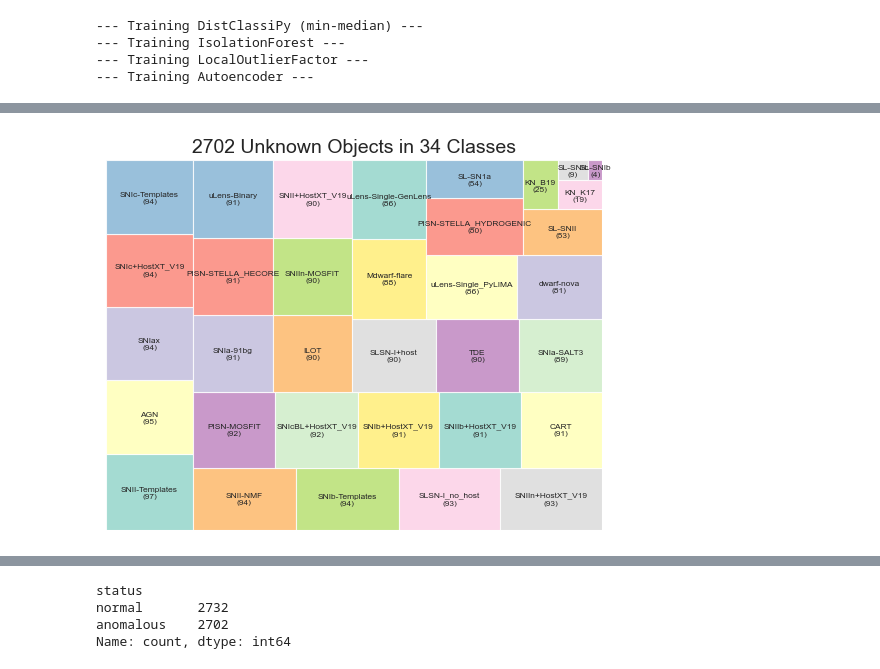
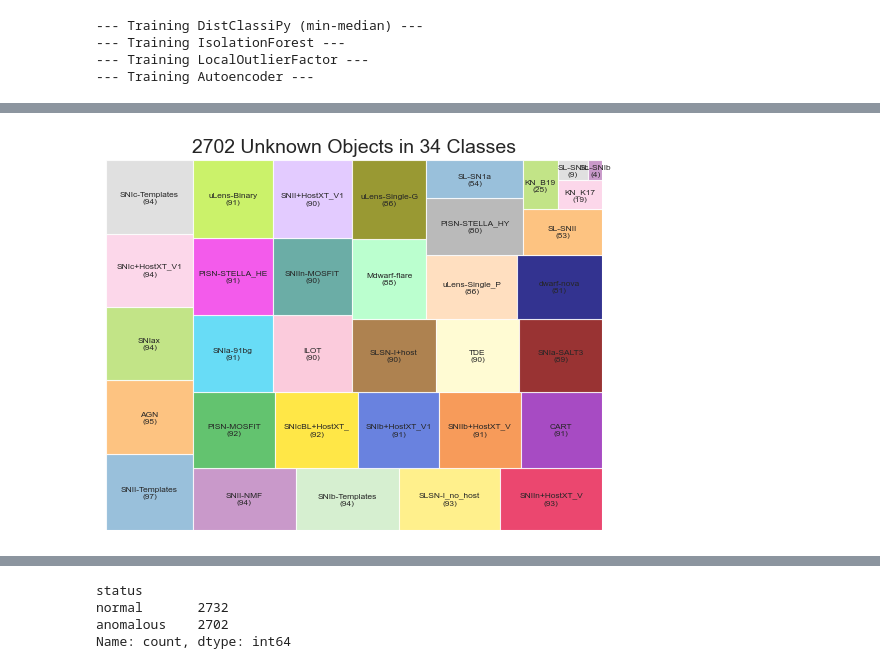
Before and after one commit to sidchaini/DistanceAnomalies, a Jupyter notebook: 04. ad comparison/rutgers02. spm features.ipynb, the cells around one changed output, grey strips where cells are left out. Saved outputs shown, nothing was run; the diff lists cells and outputs as text; code cells hidden in the pictures.

```diff
--- a/04. ad comparison/rutgers02. spm features.ipynb
+++ b/04. ad comparison/rutgers02. spm features.ipynb
@@ -556,21 +537,29 @@ import squarify
+# %%
+import matplotlib
+
+set3colors = [matplotlib.colors.rgb2hex(x) for x in plt.cm.Set3.colors]
+knowncolors = set3colors[:4]
+unknowncolors = ['#e6194B', '#3cb44b', '#ffe119', '#4363d8', '#f58231', '#911eb4', '#42d4f4', '#f032e6', '#bfef45', '#fabed4', '#469990', '#dcbeff', '#9A6324', '#fffac8', '#800000', '#aaffc3', '#808000', '#ffd8b1', '#000075', '#a9a9a9']
+unknowncolors = set3colors[4:]+unknowncolors
 # %%
 anomcounts = y_anom_df.value_counts()
 knowncounts = y_knowns_df.value_counts()
+anomcounts.index = [x[:14] for x in anomcounts.index]
 
 # Utility function to build a labeled list
 def format_labels(series):
     return [f"{cls}\n({count})" for cls, count in zip(series.index, series.values)]
 
 
 squarify.plot(
     sizes=anomcounts.values,
     label=format_labels(anomcounts),
-    color=sns.color_palette("Set3"),
+    color=sns.color_palette(unknowncolors),
     alpha=0.8,
     text_kwargs={'fontsize':6}
 )
 plt.gca().axis('off')
 plt.title(f'{anomcounts.sum()} Unknown Objects in {len(anomcounts)} Classes',fontsize=14)
 plt.savefig("unknown.png", dpi=300, bbox_inches="tight")
 # %% [output]
-[figure, old version]
+[figure, new version]
```
Also changed, not shown: parts of 7 cells of this notebook, 2 other files.
